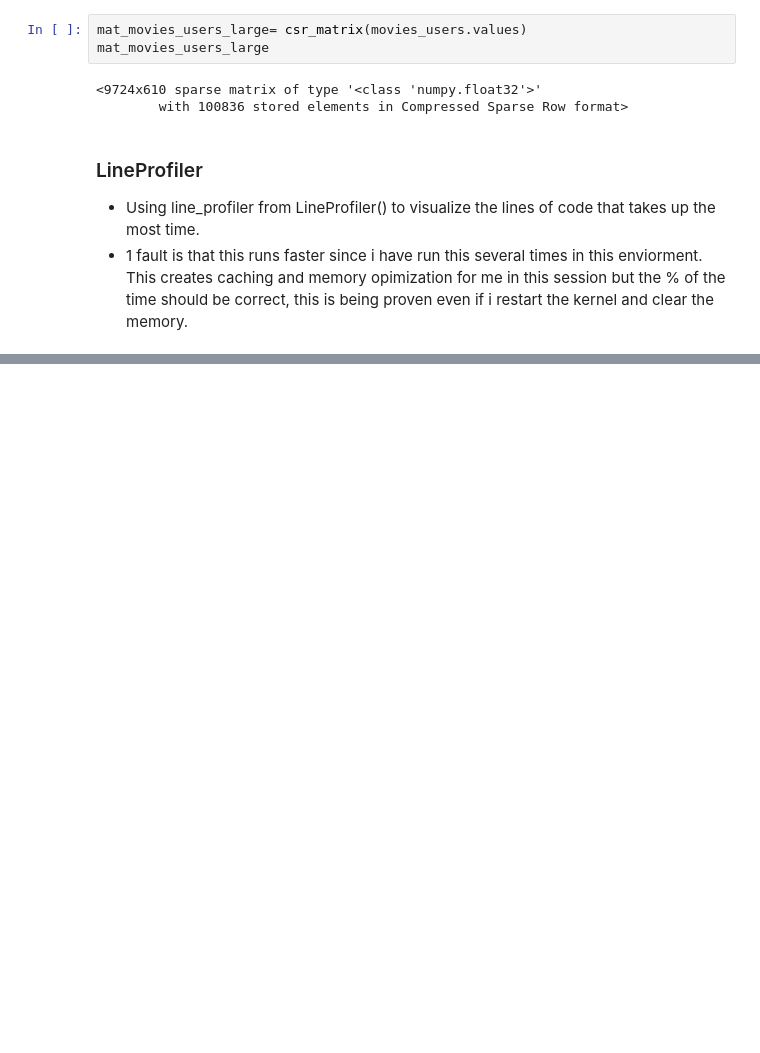
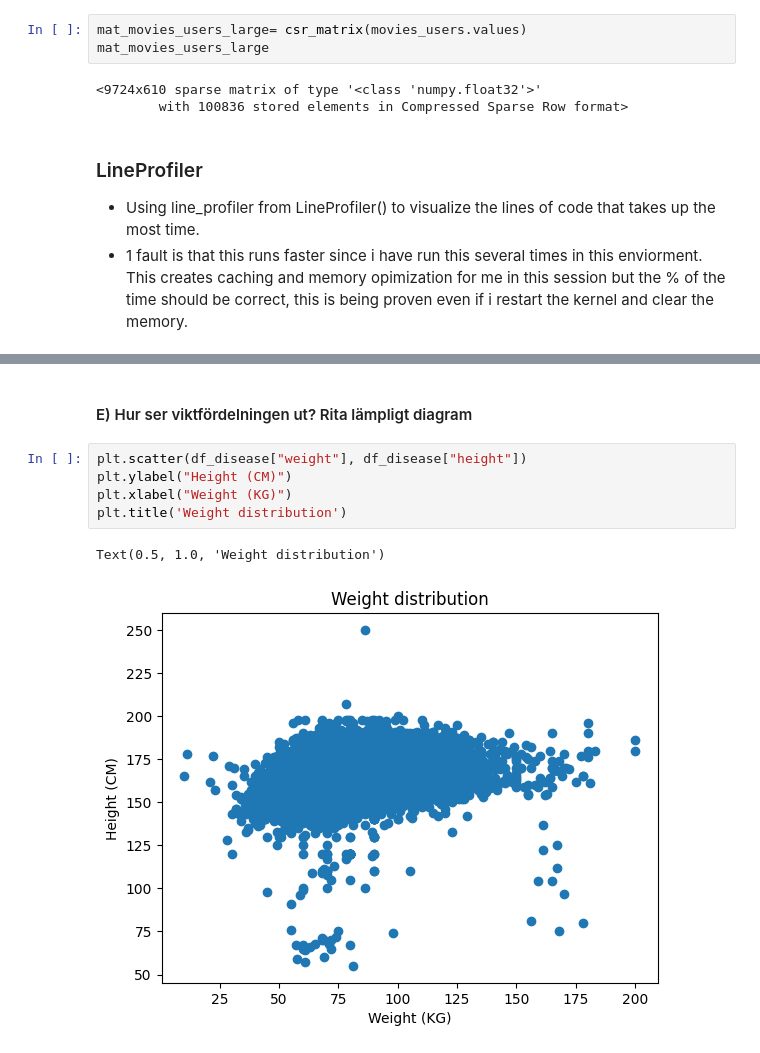
Before and after one commit to NoahEliasson/AI-Noah-Eliasson-OPA23, a Jupyter notebook: labs/Lab_1_Recommendation_system.ipynb, the cells around one changed output, grey strips where cells are left out. Saved outputs shown, nothing was run; the diff lists cells and outputs as text; blank space fills up the shorter version.

```diff
--- a/labs/Lab_1_Recommendation_system.ipynb
+++ b/labs/Lab_1_Recommendation_system.ipynb
@@ -290,0 +407,10 @@ Velvet Goldmine (1998)
+# %% [markdown]
+#### E) Hur ser viktfördelningen ut? Rita lämpligt diagram
+# %%
+plt.scatter(df_disease["weight"], df_disease["height"])
+plt.ylabel("Height (CM)")
+plt.xlabel("Weight (KG)")
+plt.title('Weight distribution')
+# %% [output]
+Text(0.5, 1.0, 'Weight distribution')
+[figure, added]
```
Also changed, not shown: parts of 20 cells of this notebook, 3 other files.
